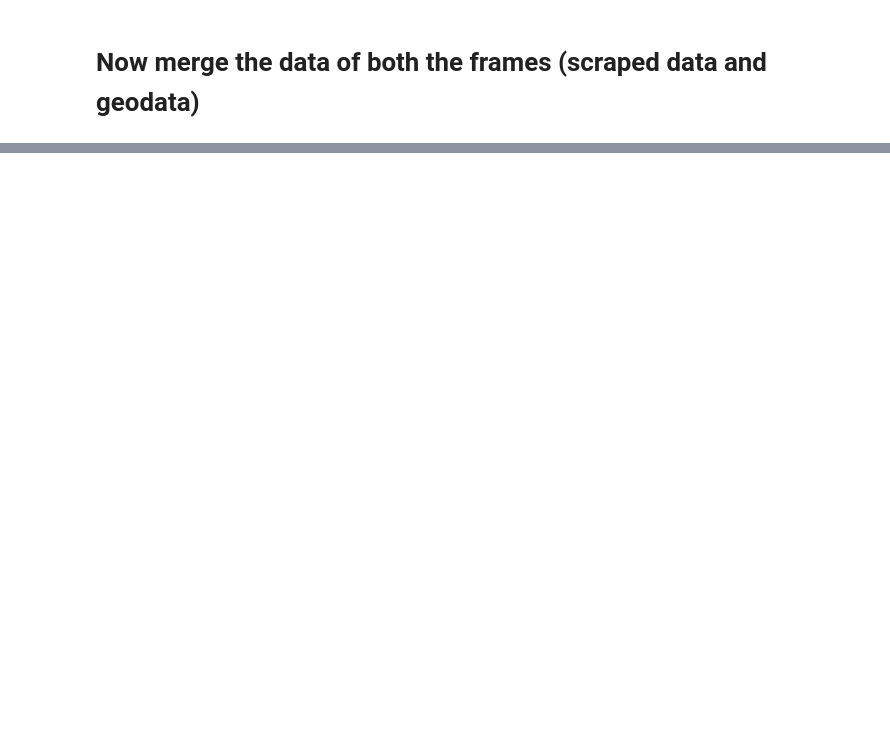
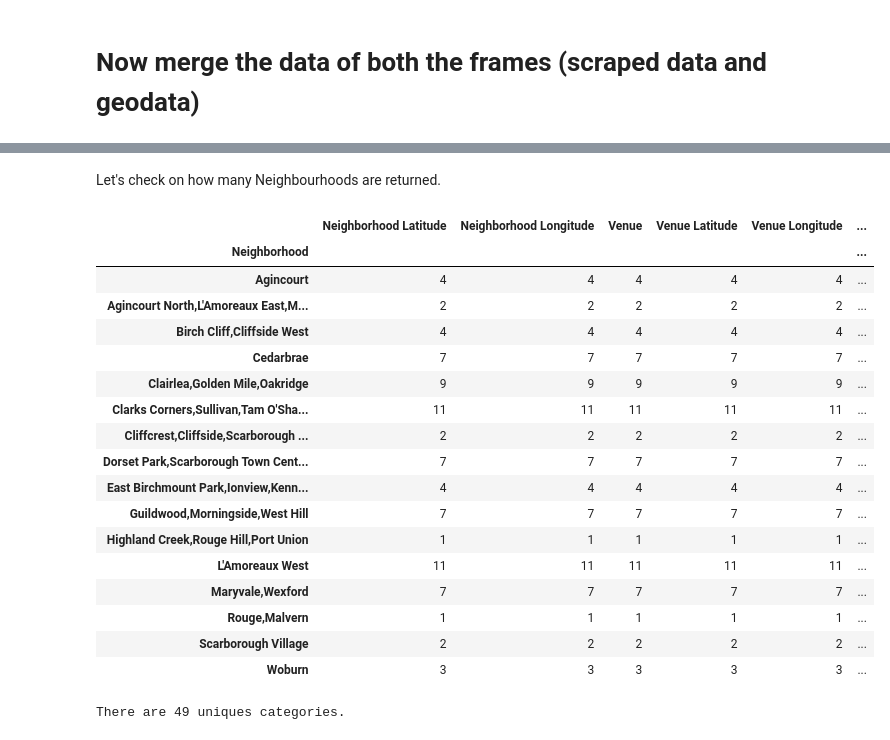
Before and after one commit to HameshTiwari/Coursera_Capstone-Public, a Jupyter notebook: Web Scraping - BeautifulSoup.ipynb, the cells around one changed output, grey strips where cells are left out. Saved outputs shown, nothing was run; the diff lists cells and outputs as text; code cells hidden in the pictures; blank space fills up the shorter version.

```diff
--- a/Web Scraping - BeautifulSoup.ipynb
+++ b/Web Scraping - BeautifulSoup.ipynb
@@ -226,0 +435,12 @@ df_toronto
+# %%
+# function that extracts the category of the venue
+def get_category_type(row):
+    try:
+        categories_list = row['categories']
+    except:
+        categories_list = row['venue.categories']
+
+    if len(categories_list) == 0:
+        return None
+    else:
+        return categories_list[0]['name']
@@ -226,0 +554,27 @@ df_toronto
+# %% [markdown]
+Let's check on how many Neighbourhoods are returned.
+# %%
+scar_venues.groupby('Neighborhood').count()
+# %% [output]
+|  | Neighborhood Latitude | Neighborhood Longitude | Venue | Venue Latitude | Venue Longitude | ... |
+| Neighborhood |  |  |  |  |  | ... |
+| Agincourt | 4 | 4 | 4 | 4 | 4 | ... |
+| Agincourt North,L'Amoreaux East,M... | 2 | 2 | 2 | 2 | 2 | ... |
+| Birch Cliff,Cliffside West | 4 | 4 | 4 | 4 | 4 | ... |
+| Cedarbrae | 7 | 7 | 7 | 7 | 7 | ... |
+| Clairlea,Golden Mile,Oakridge | 9 | 9 | 9 | 9 | 9 | ... |
+| Clarks Corners,Sullivan,Tam O'Sha... | 11 | 11 | 11 | 11 | 11 | ... |
+| Cliffcrest,Cliffside,Scarborough ... | 2 | 2 | 2 | 2 | 2 | ... |
+| Dorset Park,Scarborough Town Cent... | 7 | 7 | 7 | 7 | 7 | ... |
+| East Birchmount Park,Ionview,Kenn... | 4 | 4 | 4 | 4 | 4 | ... |
+| Guildwood,Morningside,West Hill | 7 | 7 | 7 | 7 | 7 | ... |
+| Highland Creek,Rouge Hill,Port Union | 1 | 1 | 1 | 1 | 1 | ... |
+| L'Amoreaux West | 11 | 11 | 11 | 11 | 11 | ... |
+| Maryvale,Wexford | 7 | 7 | 7 | 7 | 7 | ... |
+| Rouge,Malvern | 1 | 1 | 1 | 1 | 1 | ... |
+| Scarborough Village | 2 | 2 | 2 | 2 | 2 | ... |
+| Woburn | 3 | 3 | 3 | 3 | 3 | ... |
+# %%
+print('There are {} uniques categories.'.format(len(scar_venues['Venue Category'].unique())))
+# %% [output]
+There are 49 uniques categories.
```
Also changed, not shown: parts of 71 cells of this notebook.
